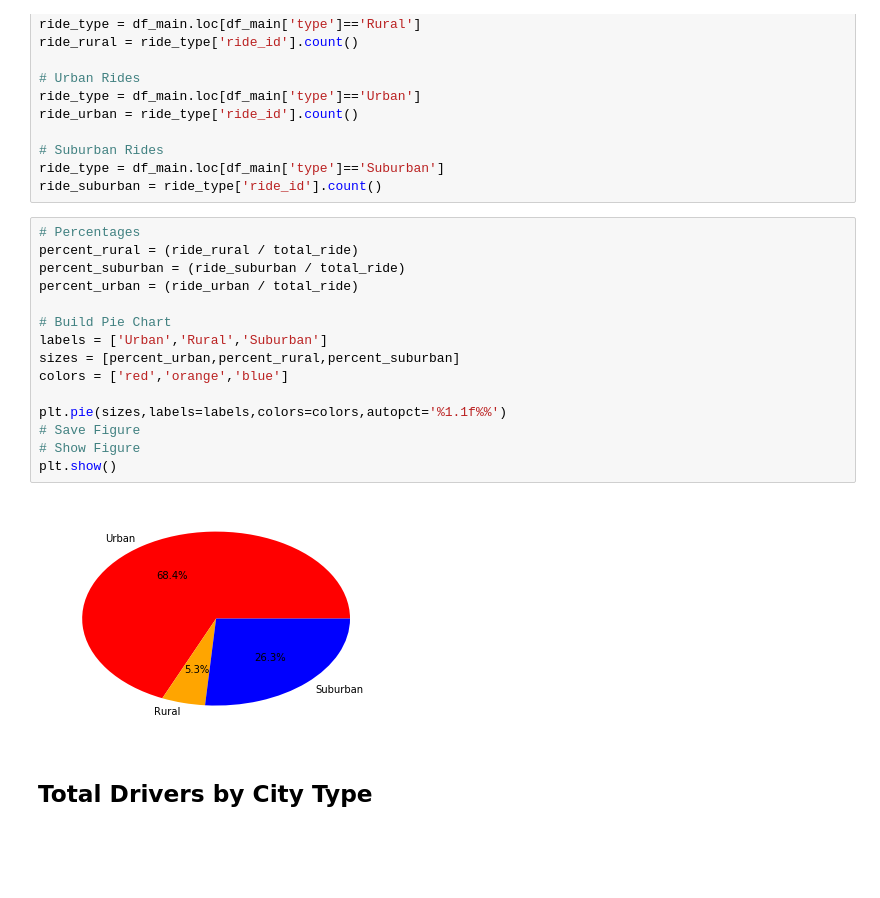
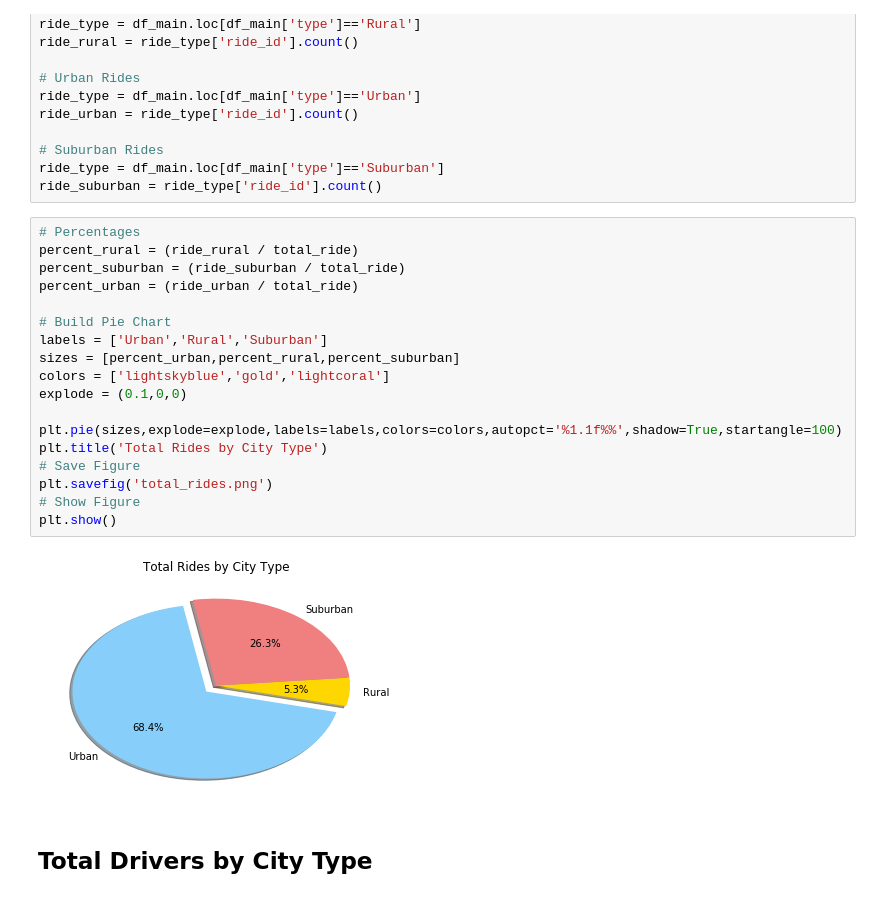
Before and after one commit to gvalera123/pyber, a Jupyter notebook: pyber_starter.ipynb, the cells around one changed output. Saved outputs shown, nothing was run; the diff lists cells and outputs as text; blank space fills up the shorter version.

```diff
--- a/pyber_starter.ipynb
+++ b/pyber_starter.ipynb
@@ -226,20 +229,23 @@ ride_suburban = ride_type['ride_id'].count()
 # %%
 # Percentages
 percent_rural = (ride_rural / total_ride)
 percent_suburban = (ride_suburban / total_ride)
 percent_urban = (ride_urban / total_ride)
 
 # Build Pie Chart
 labels = ['Urban','Rural','Suburban']
 sizes = [percent_urban,percent_rural,percent_suburban]
-colors = ['red','orange','blue']
+colors = ['lightskyblue','gold','lightcoral']
+explode = (0.1,0,0)
 
-plt.pie(sizes,labels=labels,colors=colors,autopct='%1.1f%%')
+plt.pie(sizes,explode=explode,labels=labels,colors=colors,autopct='%1.1f%%',shadow=True,startangle=100)
+plt.title('Total Rides by City Type')
 # Save Figure
+plt.savefig('total_rides.png')
 # Show Figure
 plt.show()
 # %% [output]
-[figure, old version]
+[figure, new version]
 # %% [markdown]
 ## Total Drivers by City Type
 # %%
```
Also changed, not shown: parts of 6 cells of this notebook, 3 other files.
